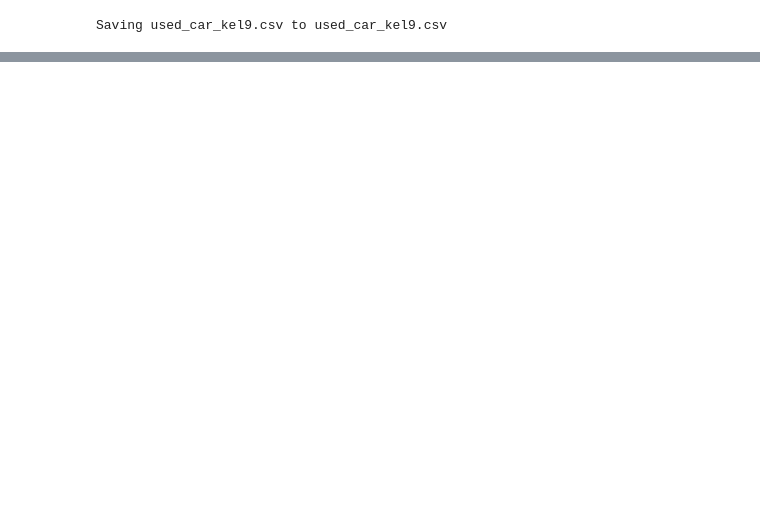
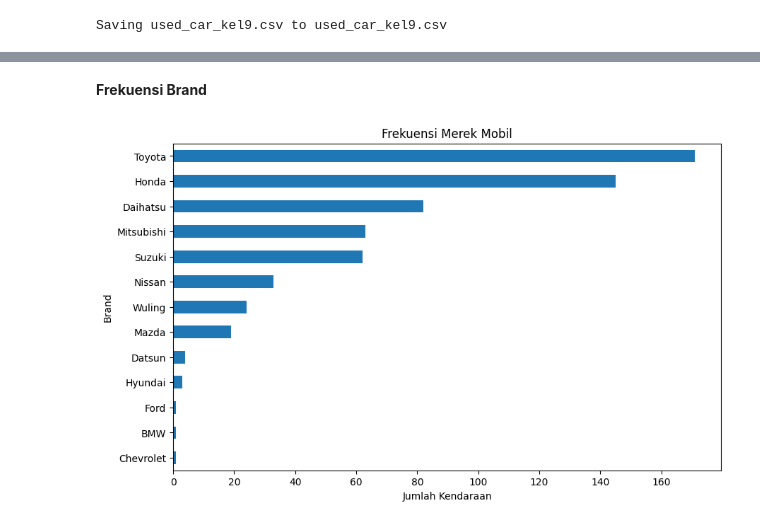
Before and after one commit to farid24ti/Project-Probabilitas-dan-Statistika---Kelompok-9, a Jupyter notebook: Statistika_Deskriptif_Kelompok_9.ipynb, the cells around one changed output, grey strips where cells are left out. Saved outputs shown, nothing was run; the diff lists cells and outputs as text; code cells hidden in the pictures; blank space fills up the shorter version.

```diff
--- a/Statistika_Deskriptif_Kelompok_9.ipynb
+++ b/Statistika_Deskriptif_Kelompok_9.ipynb
@@ -585,0 +447,16 @@ Rentang rasio  : 2.03% sampai 2.04%
+# %% [markdown]
+**Frekuensi Brand**
+# %%
+brand_freq = df['brand'].value_counts()
+
+plt.figure(figsize=(10,6))
+
+brand_freq.sort_values().plot(kind='barh')
+
+plt.title('Frekuensi Merek Mobil')
+plt.xlabel('Jumlah Kendaraan')
+plt.ylabel('Brand')
+
+plt.show()
+# %% [output]
+[figure, added]
```
Also changed, not shown: parts of 70 cells of this notebook.
